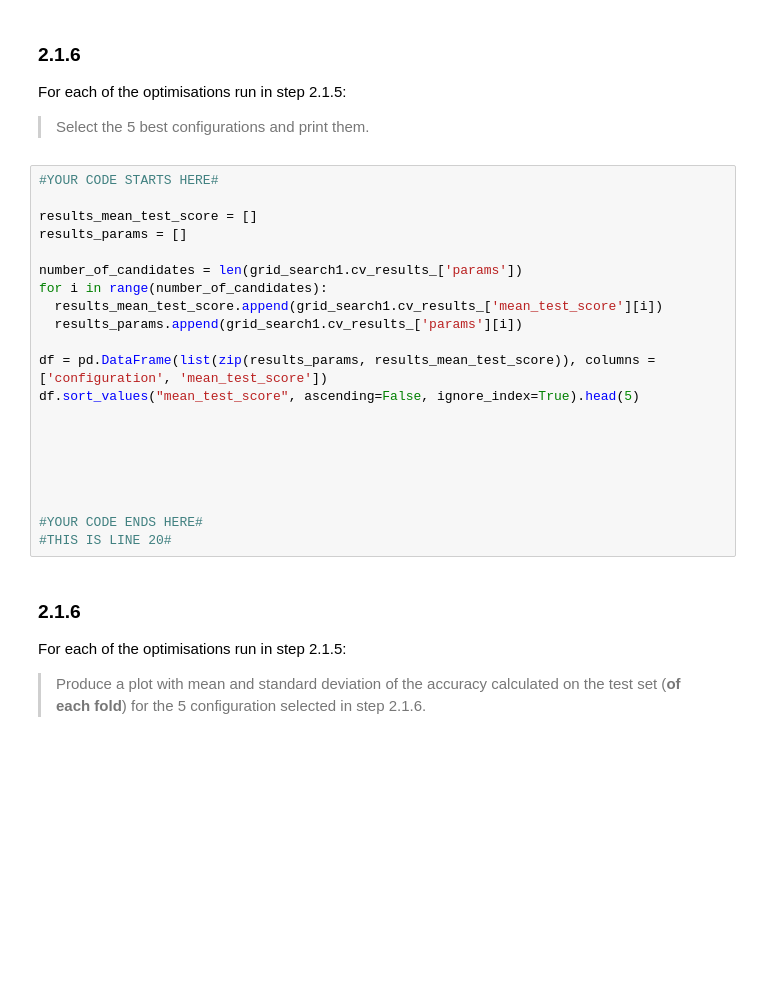
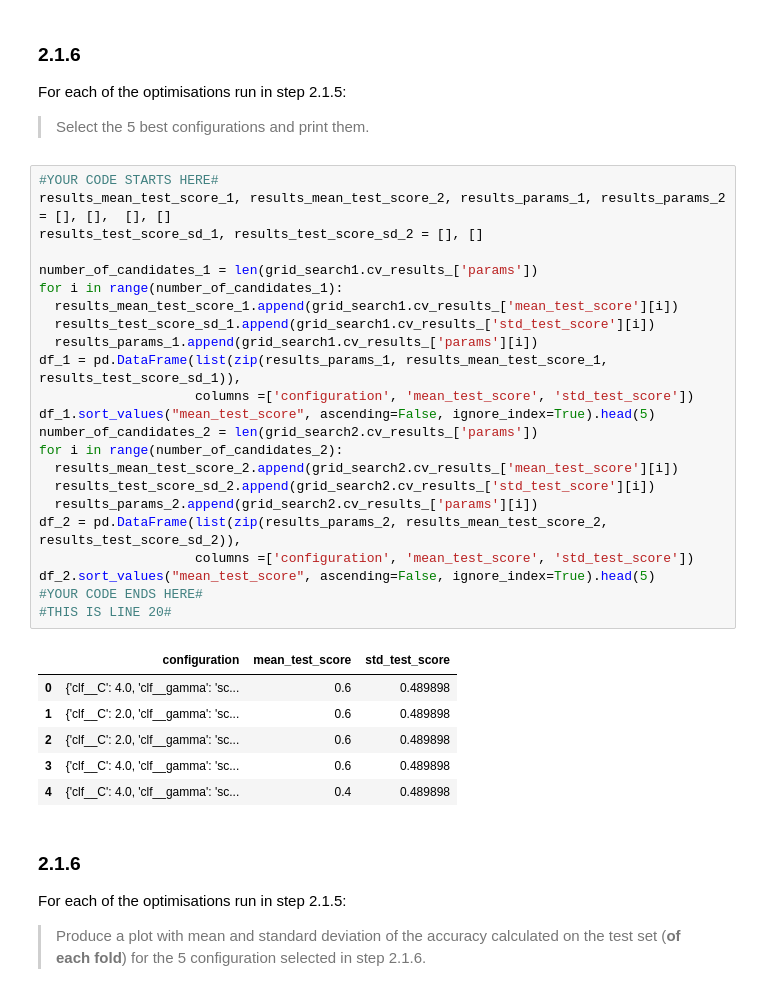
Before and after one commit to Joanna-O-Ben/ADM23_HW1, a Jupyter notebook: HW3/DMT2023_HW3_part_2.ipynb, the cells around one changed output. Saved outputs shown, nothing was run; the diff lists cells and outputs as text; blank space fills up the shorter version.

```diff
--- a/HW3/DMT2023_HW3_part_2.ipynb
+++ b/HW3/DMT2023_HW3_part_2.ipynb
@@ -982,25 +1014,34 @@ For each of the optimisations run in step 2.1.5:
 > Select the 5 best configurations and print them.
 # %%
 #YOUR CODE STARTS HERE#
+results_mean_test_score_1, results_mean_test_score_2, results_params_1, results_params_2 = [], [],  [], []
+results_test_score_sd_1, results_test_score_sd_2 = [], []
 
-results_mean_test_score = []
-results_params = []
-
-number_of_candidates = len(grid_search1.cv_results_['params'])
-for i in range(number_of_candidates):
-  results_mean_test_score.append(grid_search1.cv_results_['mean_test_score'][i])
-  results_params.append(grid_search1.cv_results_['params'][i])
-
-df = pd.DataFrame(list(zip(results_params, results_mean_test_score)), columns =['configuration', 'mean_test_score'])
-df.sort_values("mean_test_score", ascending=False, ignore_index=True).head(5)
-
-
-
-
-
-
+number_of_candidates_1 = len(grid_search1.cv_results_['params'])
+for i in range(number_of_candidates_1):
+  results_mean_test_score_1.append(grid_search1.cv_results_['mean_test_score'][i])
+  results_test_score_sd_1.append(grid_search1.cv_results_['std_test_score'][i])
+  results_params_1.append(grid_search1.cv_results_['params'][i])
+df_1 = pd.DataFrame(list(zip(results_params_1, results_mean_test_score_1, results_test_score_sd_1)),
+                    columns =['configuration', 'mean_test_score', 'std_test_score'])
+df_1.sort_values("mean_test_score", ascending=False, ignore_index=True).head(5)
+number_of_candidates_2 = len(grid_search2.cv_results_['params'])
+for i in range(number_of_candidates_2):
+  results_mean_test_score_2.append(grid_search2.cv_results_['mean_test_score'][i])
+  results_test_score_sd_2.append(grid_search2.cv_results_['std_test_score'][i])
+  results_params_2.append(grid_search2.cv_results_['params'][i])
+df_2 = pd.DataFrame(list(zip(results_params_2, results_mean_test_score_2, results_test_score_sd_2)),
+                    columns =['configuration', 'mean_test_score', 'std_test_score'])
+df_2.sort_values("mean_test_score", ascending=False, ignore_index=True).head(5)
 #YOUR CODE ENDS HERE#
 #THIS IS LINE 20#
+# %% [output]
+|  | configuration | mean_test_score | std_test_score |
+| 0 | {'clf__C': 4.0, 'clf__gamma': 'sc... | 0.6 | 0.489898 |
+| 1 | {'clf__C': 2.0, 'clf__gamma': 'sc... | 0.6 | 0.489898 |
+| 2 | {'clf__C': 2.0, 'clf__gamma': 'sc... | 0.6 | 0.489898 |
+| 3 | {'clf__C': 4.0, 'clf__gamma': 'sc... | 0.6 | 0.489898 |
+| 4 | {'clf__C': 4.0, 'clf__gamma': 'sc... | 0.4 | 0.489898 |
 # %% [markdown]
 ### 2.1.6
 For each of the optimisations run in step 2.1.5:
```
Also changed, not shown: parts of 10 cells of this notebook.
